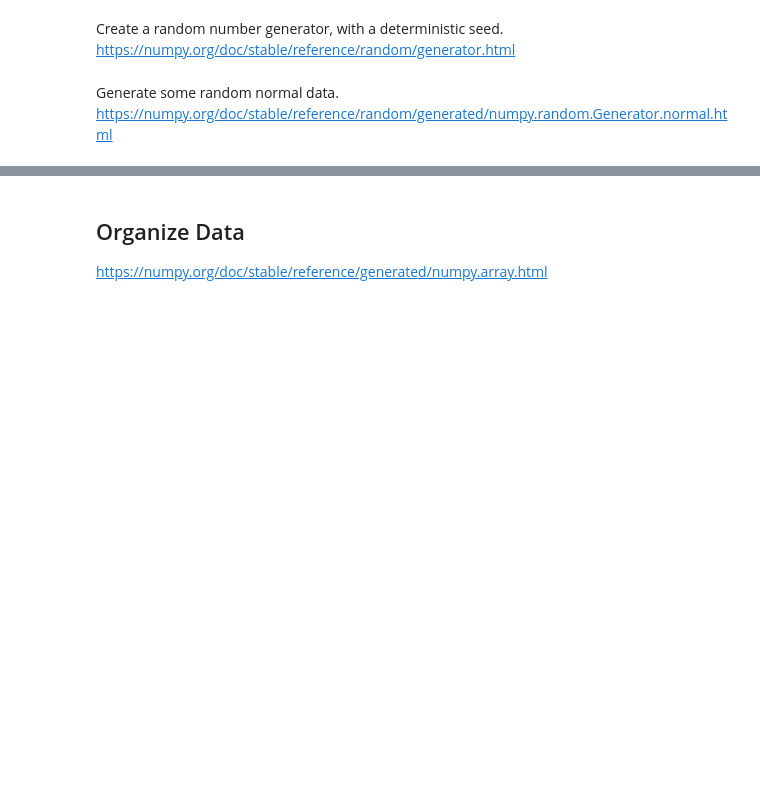
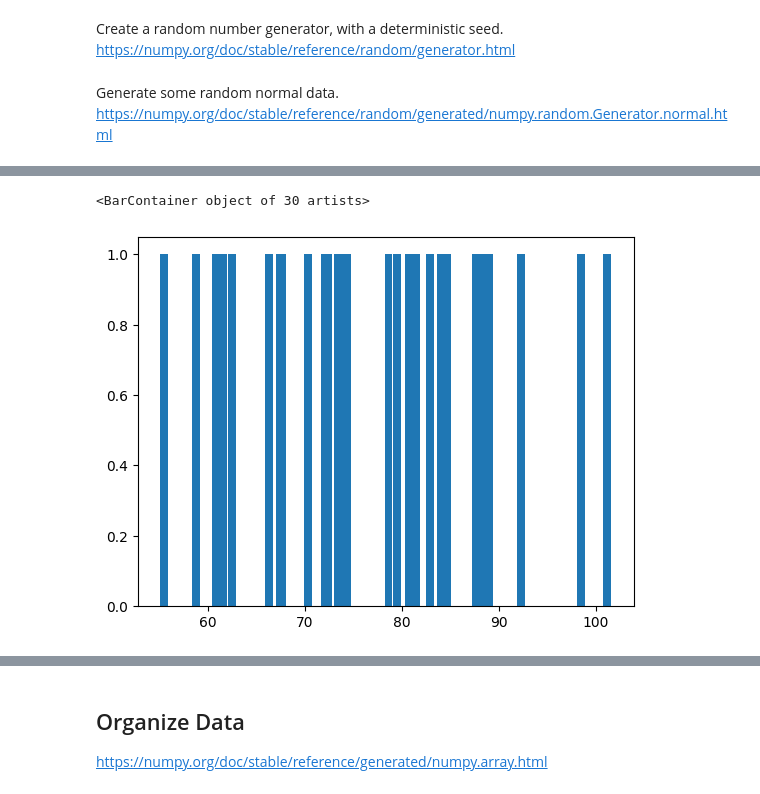
Before and after one commit to ianmcloughlin/principles_of_data_analytics, a Jupyter notebook: materials/boxplots.ipynb, the cells around one changed output, grey strips where cells are left out. Saved outputs shown, nothing was run; the diff lists cells and outputs as text; code cells hidden in the pictures; blank space fills up the shorter version.

```diff
--- a/materials/boxplots.ipynb
+++ b/materials/boxplots.ipynb
@@ -36,0 +56,6 @@ print(group_1)
+# %%
+# List of unique values and their counts.
+unique, counts = np.unique(group_1, return_counts=True)
+
+# Show.
+unique, counts
@@ -36,0 +73,5 @@ print(group_1)
+# %%
+plt.bar(unique, counts)
+# %% [output]
+<BarContainer object of 30 artists>
+[figure, added]
```
Also changed, not shown: parts of 21 cells of this notebook.
